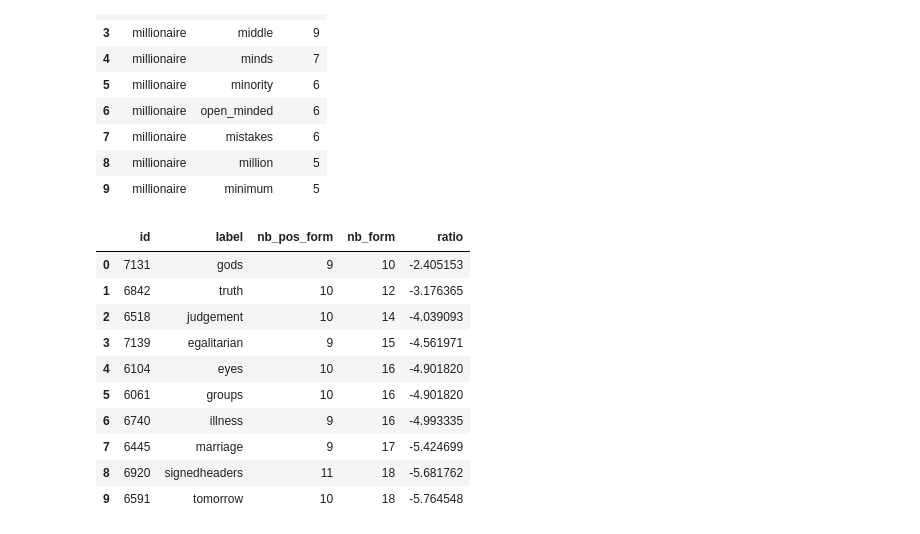
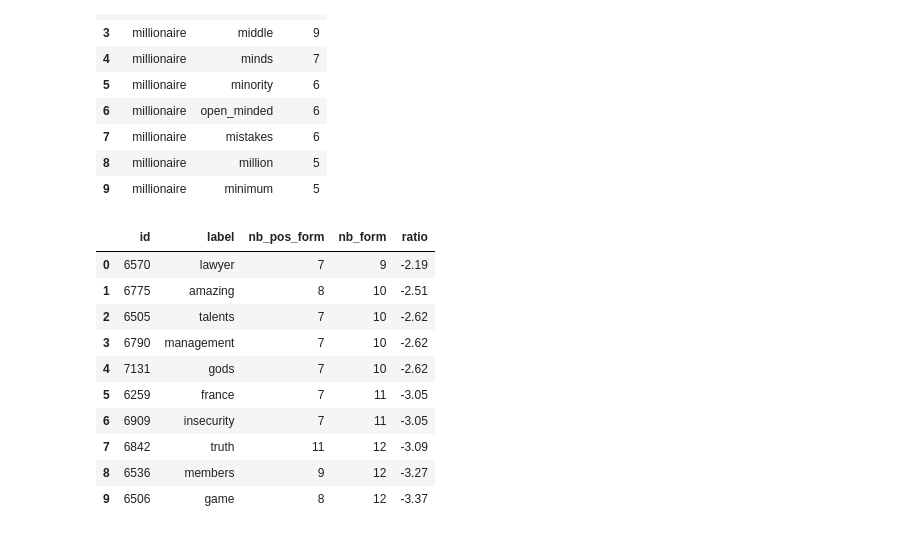
Before and after one commit to cyrilvincent/youth_talk, a Jupyter notebook: youth_talk_1/textrank.ipynb, the cells around one changed output. Cells and saved outputs as stored; diff of their text form; code cells hidden in the pictures.

```diff
--- a/youth_talk_1/textrank.ipynb
+++ b/youth_talk_1/textrank.ipynb
@@ -27,6 +27,9 @@ sql = """SELECT avg(count) as average, PERCENTILE_CONT(0.5) WITHIN GROUP(ORDER B
 df = service.get_by_sql(sql)
 avg=57
 median=6
+percentile=2
+nb_topic=588
+nb_form=15854
 df
 # %% [output]
 |  | average | median_ | quartile | decile | percentile |
@@ -105,4 +108,6 @@ plt.axis("off")
 plt.show()
 # %% [output]
 [figure]
+# %%
+empathy_category="f"
 # %% [markdown]
@@ -242,7 +251,8 @@ Low Noise
 Low noise = 8
 Very low = 1
 # %%
-low_noise = median - 3
-very_low_noise = 1
-low_noise
+low_noise = median
+very_low_noise = percentile
+thresold = nb_form / 1000
+thresold, low_noise, very_low_noise
 # %% [output]
@@ -303,34 +314,36 @@ df.head(10)
 | 8 | millionaire | million | 5 |
 | 9 | millionaire | minimum | 5 |
 # %%
-sql = """select topic.id, topic.label, count(form_topic.id) as nb_pos_form, sub_topic.nb_form, log(power(count(form_topic.id)::float,2)/power(2.7, sub_topic.nb_form)) as ratio from topic
+sql = f"""select topic.id, topic.label, count(form_topic.id) as nb_pos_form, sub_topic.nb_form, log(power(count(form_topic.id)::float,2)/power(2.7, sub_topic.nb_form)) as ratio from topic
 join form_topic on form_topic.topic_id=topic.id
 join form on form_topic.form_id=form.id
 join stat on stat.id=form.id
 join (select topic.id, count(form_topic.id) as nb_form from topic
 	join form_topic on form_topic.topic_id=topic.id
 	join form on form_topic.form_id=form.id
 	join stat on stat.id=form.id
 	where source='textrank'
+    and form_topic.question_nb=12
 	group by topic.id
-	having count(form_topic.id) > 1 and count(form_topic.id) < 900
+	having count(form_topic.id) > 1 and count(form_topic.id) < {avg}
 ) sub_topic on sub_topic.id = topic.id
 where source='textrank'
-and stat.empathy_category=2
+and form_topic.question_nb=12
+and stat.{empathy_category}_category=2
 group by topic.id, sub_topic.nb_form
-having count(form_topic.id) > 8
+having count(form_topic.id) > {low_noise}
 order by ratio desc"""
 df = service.get_by_sql(sql)
 df.head(10)
 # %% [output]
 |  | id | label | nb_pos_form | nb_form | ratio |
-| 0 | 7131 | gods | 9 | 10 | -2.405153 |
-| 1 | 6842 | truth | 10 | 12 | -3.176365 |
-| 2 | 6518 | judgement | 10 | 14 | -4.039093 |
-| 3 | 7139 | egalitarian | 9 | 15 | -4.561971 |
-| 4 | 6104 | eyes | 10 | 16 | -4.901820 |
-| 5 | 6061 | groups | 10 | 16 | -4.901820 |
-| 6 | 6740 | illness | 9 | 16 | -4.993335 |
-| 7 | 6445 | marriage | 9 | 17 | -5.424699 |
-| 8 | 6920 | signedheaders | 11 | 18 | -5.681762 |
-| 9 | 6591 | tomorrow | 10 | 18 | -5.764548 |
+| 0 | 6570 | lawyer | 7 | 9 | -2.19 |
+| 1 | 6775 | amazing | 8 | 10 | -2.51 |
+| 2 | 6505 | talents | 7 | 10 | -2.62 |
+| 3 | 6790 | management | 7 | 10 | -2.62 |
+| 4 | 7131 | gods | 7 | 10 | -2.62 |
+| 5 | 6259 | france | 7 | 11 | -3.05 |
+| 6 | 6909 | insecurity | 7 | 11 | -3.05 |
+| 7 | 6842 | truth | 11 | 12 | -3.09 |
+| 8 | 6536 | members | 9 | 12 | -3.27 |
+| 9 | 6506 | game | 8 | 12 | -3.37 |
```
Also changed, not shown: parts of 9 cells of this notebook, 7 other files.
